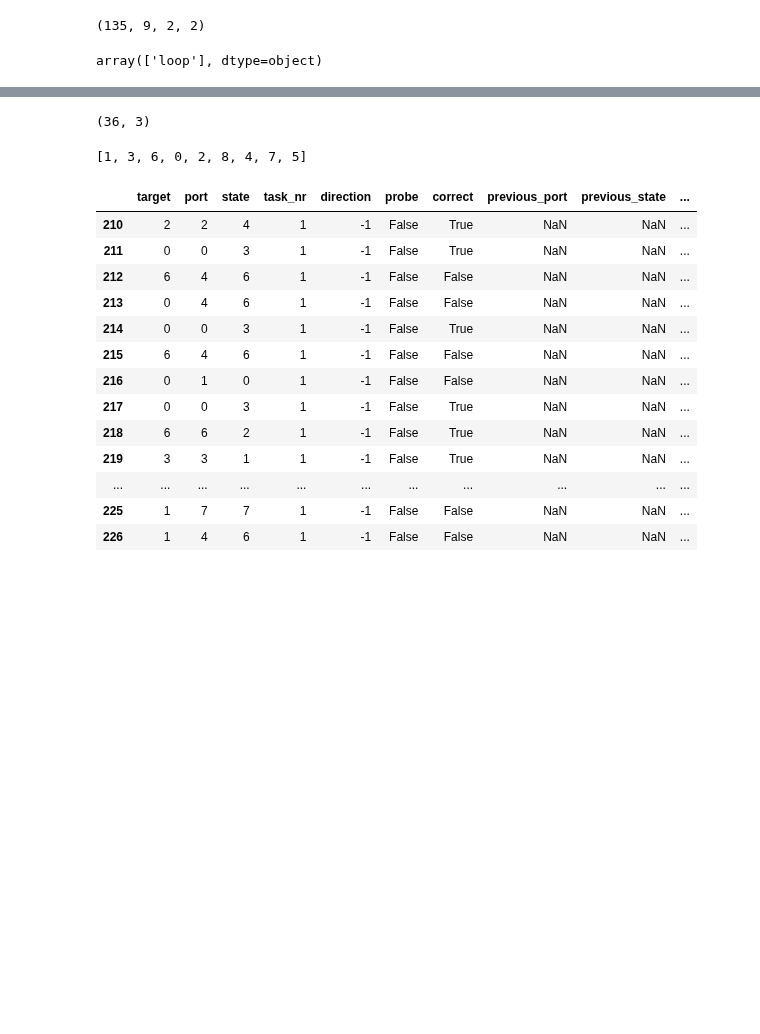
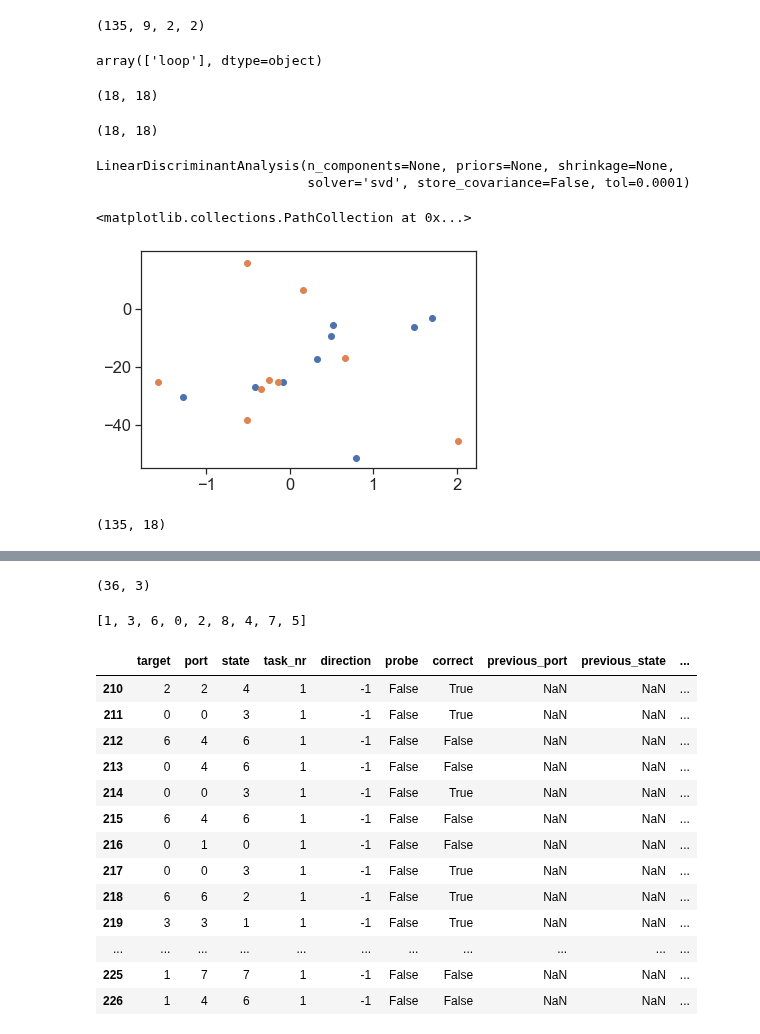
Before and after one commit to yves-weissenberger/ll_ephys, a Jupyter notebook: ephys_notebooks/task_firing_retreat_MDS.ipynb, the cells around one changed output, grey strips where cells are left out. Drawn from its saved outputs; the diff is of its cells as text; code cells hidden in the pictures; blank space fills up the shorter version.

```diff
--- a/ephys_notebooks/task_firing_retreat_MDS.ipynb
+++ b/ephys_notebooks/task_firing_retreat_MDS.ipynb
@@ -112,4 +123,4 @@ np.unique(task_event_df['graph_type'])
 # %% [output]
 array(['loop'], dtype=object)
 # %%
-mds_frm_flat = np.hstack([mds_frm[:,seq0,0,0],mds_frm[:,seq0,0,1],mds_frm[:,seq1,1,0],mds_frm[:,seq1,1,1]])
+mds_frm_flat = np.hstack([mds_frm[:,seq1,0,0],mds_frm[:,seq1,0,1]])#,mds_frm[:,seq1,1,0],mds_frm[:,seq1,1,1]])
@@ -119,0 +136,34 @@ out = mds.fit_transform(mds_frm_flat.T)
+# %%
+U,S,Vt = np.linalg.svd(mds_frm_flat)
+# %%
+Vt.shape
+# %% [output]
+(18, 18)
+# %%
+dat1.shape
+# %% [output]
+(18, 18)
+# %%
+dat1 = Vt
+lda = LinearDiscriminantAnalysis()
+lda.fit(dat1,np.concatenate([np.ones(9),np.zeros(9)]))
+factored_dim = lda.coef_.T.dot(np.dot(lda.coef_,dat1)/np.linalg.norm(lda.coef_)**2)
+# %%
+lda2 = LinearDiscriminantAnalysis()
+dat2 = (dat1-factored_dim)
+lda2.fit(dat2,np.concatenate([np.ones(9),np.zeros(9)]))
+# %% [output]
+LinearDiscriminantAnalysis(n_components=None, priors=None, shrinkage=None,
+                           solver='svd', store_covariance=False, tol=0.0001)
+# %%
+d1 = lda.transform(dat1.T)
+d2 = lda2.transform(dat2.T)
+plt.scatter(d1[:9],d2[:9])
+plt.scatter(d1[9:],d2[9:])
+# %% [output]
+<matplotlib.collections.PathCollection at 0x...>
+[figure, added]
+# %%
+factored_dim.shape
+# %% [output]
+(135, 18)
```
Also changed, not shown: parts of 17 cells of this notebook, 9 other files.
